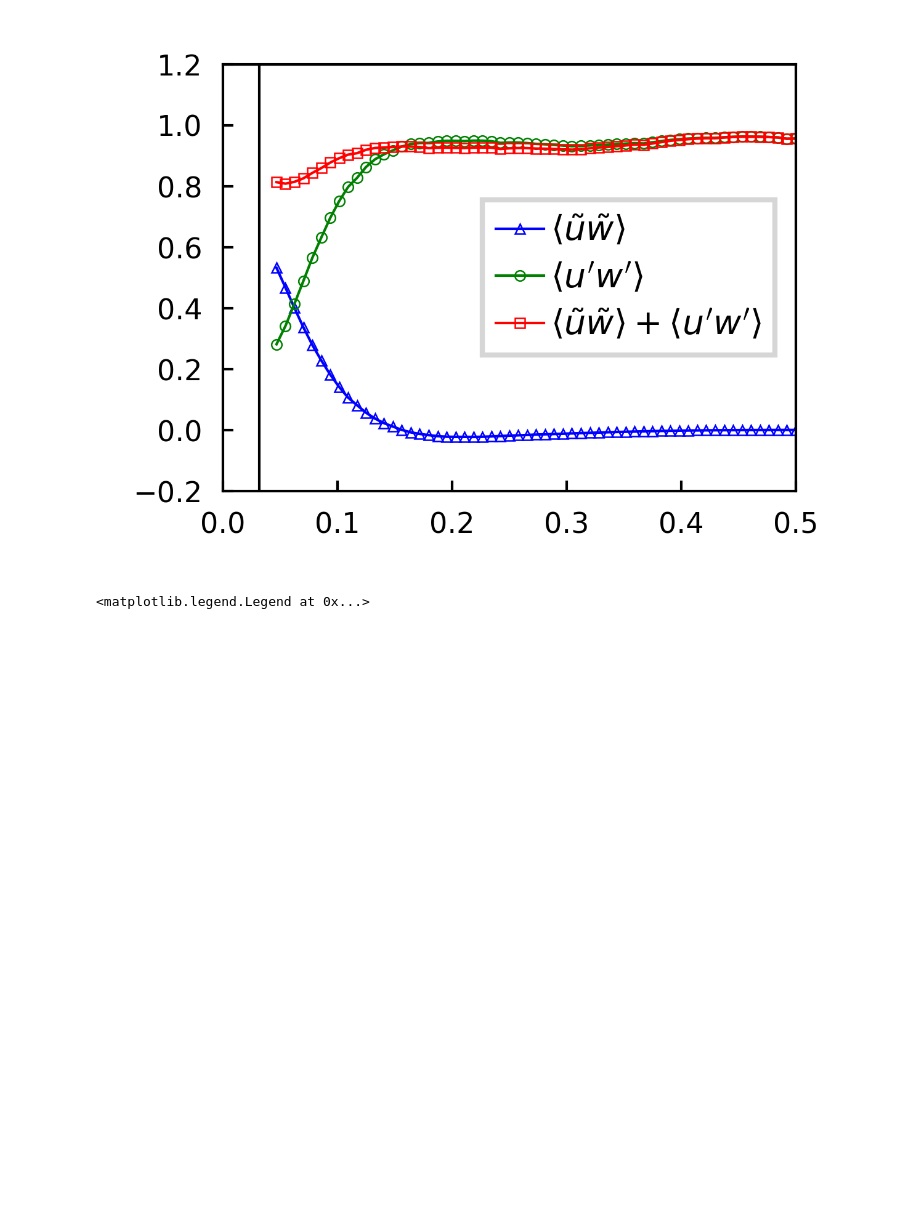
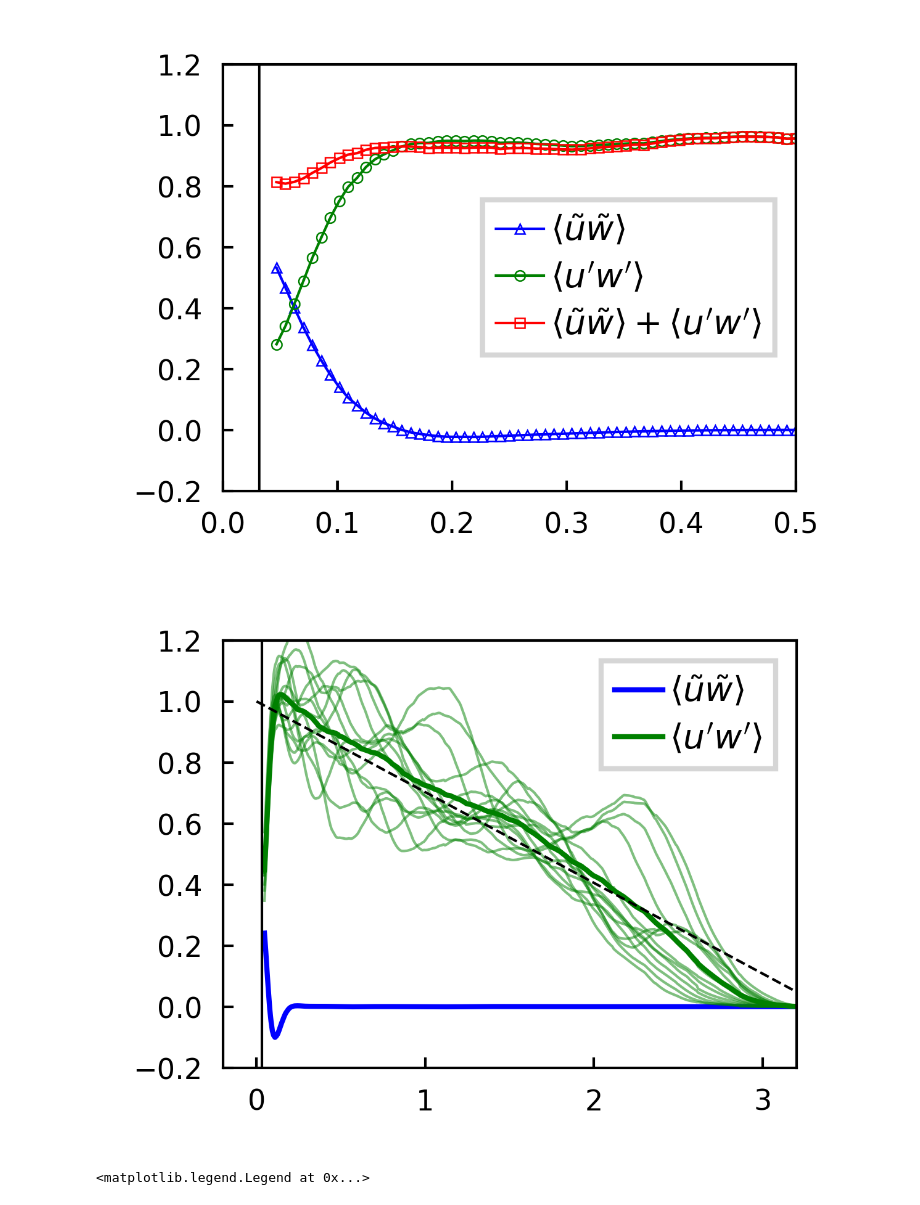
Before and after one commit to jiarong-wu/ctr, a Jupyter notebook: post-processing/windwave/notebooks/tri_decom.ipynb, the cells around one changed output. Cells and saved outputs as stored; diff of their text form; code cells hidden in the pictures; blank space fills up the shorter version.

```diff
--- a/post-processing/windwave/notebooks/tri_decom.ipynb
+++ b/post-processing/windwave/notebooks/tri_decom.ipynb
@@ -38,14 +38,14 @@ def load(path):
     print(ds)
     return ds
 # %%
-# path = DATAPATH + 'CU4/netcdf/'
-# ds = load (path)
+path = DATAPATH + 'CU4/netcdf/'
+ds = load (path)
 
 # path = DATAPATH + 'CU8/netcdf/'
 # ds = load (path)
 
-path = DATAPATH + 'NWP_ZPG_CU4/netcdf/'
-ds = load (path)
+# path = DATAPATH + 'NWP_ZPG_CU4/netcdf/'
+# ds = load (path)
 
 # path = DATAPATH + 'NWP_ZPG_CU8/netcdf/'
 # ds = load(path)
@@ -243,26 +267,55 @@ plt.legend()
 fig.savefig('../../plots/CU8_stress.pdf')
 # %% [output]
 [figure]
+# %%
+def forcing (y):
+    Ustar = 0.25
+    total = Ustar**2*1
+    Ha = 2*np.pi-1
+    return 4*total / Ha**4 * (Ha - 2*y)**2 * (5*Ha - 4*y)
+
+def a(y):
+    Ha = 2*np.pi-1
+    half = Ha/2.
+    return [1 if elem > half else 0 for elem in y]
+
+def plot_NWP(ax):
+    z = np.linspace(0, 2*np.pi-1, 100)
+    Ustar = 0.25
+    Ha = 2*np.pi-1
+    total = Ustar**2*1
+    wl = 2*np.pi/4
+    integral = np.cumsum(forcing(z)*a(z))*(z[1]-z[0])
+    ax.plot(z/wl, 1-integral/Ustar**2, '--', c='k', lw=0.5)
+
+def plot_Original(ax):
+    z = np.linspace(0, 2*np.pi-1, 100)
+    wl = 2*np.pi/4
+    ax.plot(z/wl, 1-z/z.max(), '--', c='k', lw=0.5)
 # %%
 fig = plt.figure(figsize=[2,1.5]); ax = plt.gca()
 
 wl = 2*np.pi/4
 limit = 0.2/4/wl # where crests are
 
 (-uv_wave_1D/0.25**2).where(uv_wave_1D.y>limit+0.01).plot(c='b', lw=1, \
                 label=r'$\langle \tilde{u}\tilde{w} \rangle $')
 
 for i in range(0,ds_.sizes['t']):
     (-uv_turb_1D.isel(t=i)/0.25**2).where(uv_turb_1D.y>limit+0.01).plot(c='g', lw=0.5, alpha=0.5)
 (-uv_turb_1D.mean('t')/0.25**2).where(uv_turb_1D.y>limit+0.01).plot(c='g', lw=1, label=r'$\langle u^{\prime}w^{\prime} \rangle$')
 
 plt.axvline(limit, c='k')
+plot_Original(ax)
+# plot_NWP(ax)
 
 ax.set_ylim([-0.2,1.2])
 ax.set_xlim([-0.2,3.2])
 ax.set_xlabel('')
 plt.legend()
-fig.savefig('../../plots/CU4_NWP_stress_full.pdf')
+fig.savefig('../../plots/CU4_stress_full.pdf')
+# %% [output]
+[figure, added]
 # %%
 plt.figure(figsize=[2.5,2]); ax = plt.gca()
 
```
Also changed, not shown: parts of 6 cells of this notebook, 9 other files.
